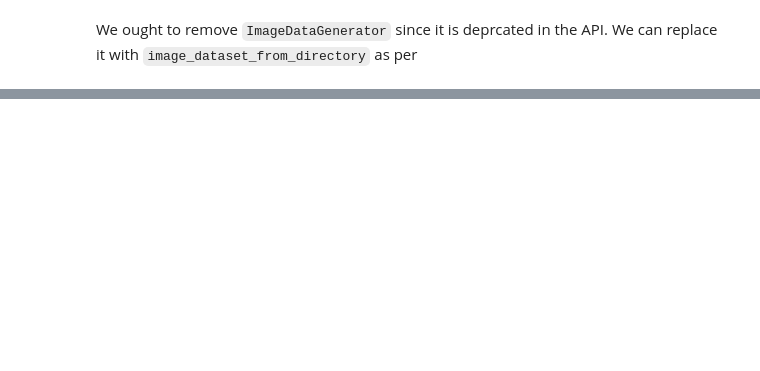
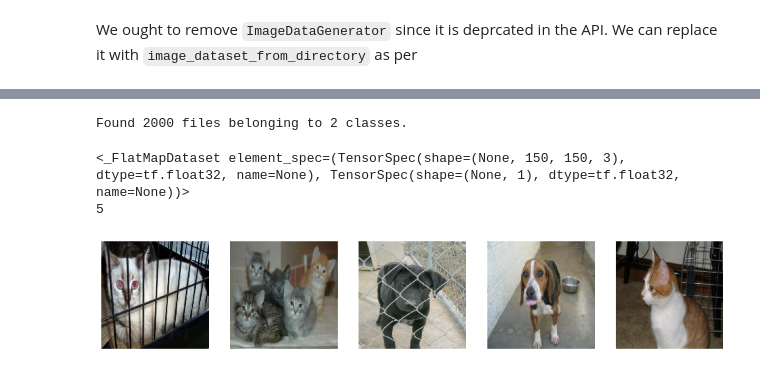
Before and after one commit to jtmonroe/FreeCodeCamp-MachineLearning, a Jupyter notebook: fcc_cat_dog.ipynb, the cells around one changed output, grey strips where cells are left out. Drawn from its saved outputs; the diff is of its cells as text; code cells hidden in the pictures; blank space fills up the shorter version.

```diff
--- a/fcc_cat_dog.ipynb
+++ b/fcc_cat_dog.ipynb
@@ -182,0 +99,31 @@ Model: "sequential_21"
+# %%
+# 5 Doing this with Layers instead
+data_randomization = Sequential([
+    RandomFlip("horizontal"),
+    RandomRotation(0.2),
+    RandomContrast(0.1),
+    RandomSharpness(0.1),
+    RandomBrightness(0.3),
+    # RandomTranslation(0.2, 0.2)
+])
+
+def add_randoms(image, label, expansion=3):
+  new_dataset = Dataset.from_tensors((image, label))
+  for _ in range(expansion):
+    new_dataset.concatenate(Dataset.from_tensors((data_randomization(image), label)))
+  return new_dataset
+
+train_image_generator = from_directory(train_dir, 'inferred').flat_map(add_randoms)
+# %% [output]
+Found 2000 files belonging to 2 classes.
+# %%
+# 6
+x = train_image_generator.take(1).flat_map(add_randoms)
+print(x)
+augmented_images = [xd for xd in data[:5]]
+print(len(augmented_images))
+plotImages(augmented_images)
+# %% [output]
+<_FlatMapDataset element_spec=(TensorSpec(shape=(None, 150, 150, 3), dtype=tf.float32, name=None), TensorSpec(shape=(None, 1), dtype=tf.float32, name=None))>
+5
+[figure, added]
```
Also changed, not shown: parts of 14 cells of this notebook.
